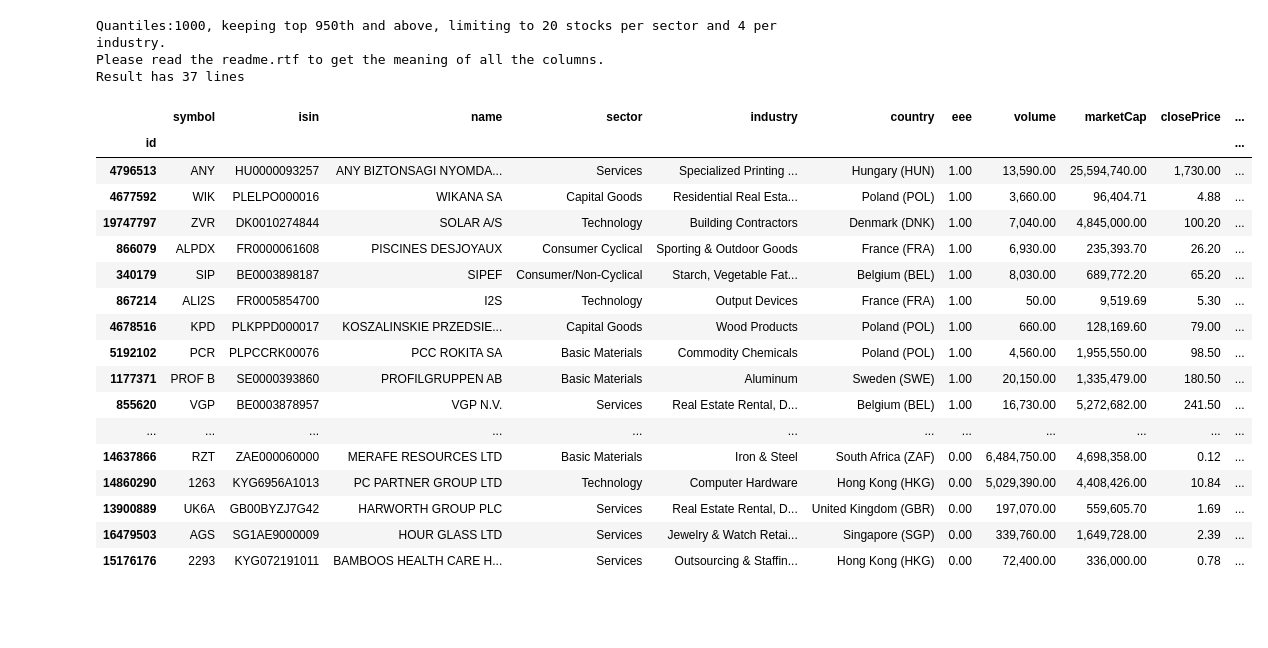
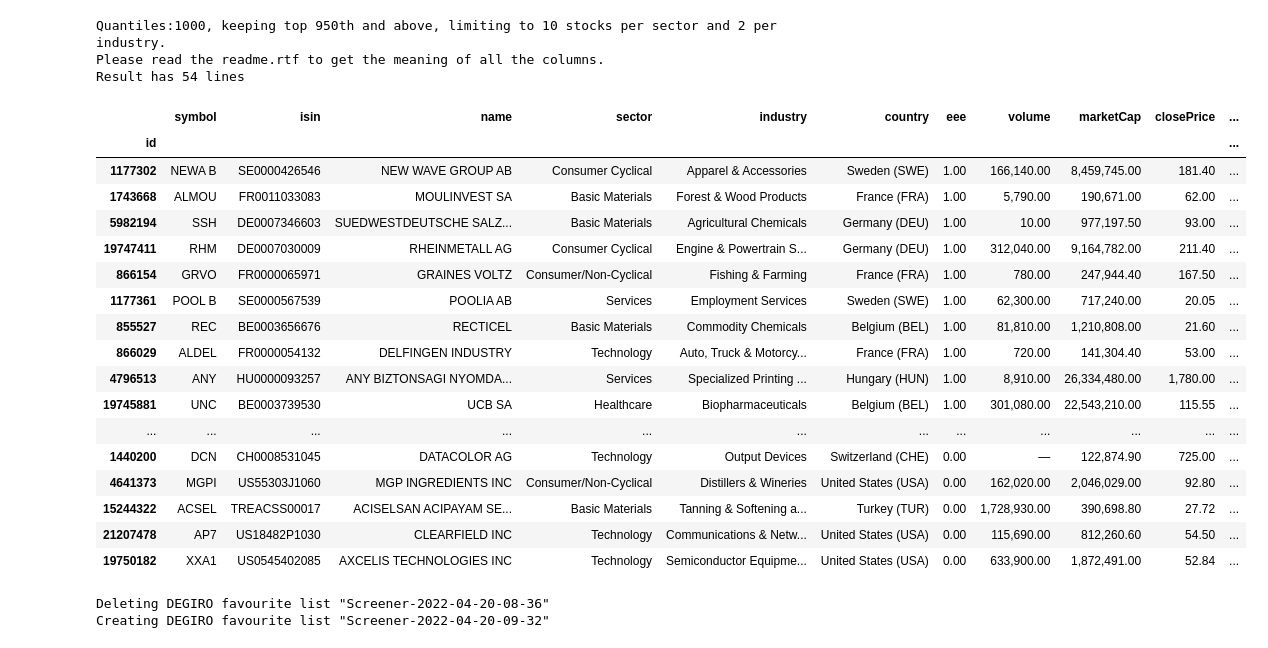
Before and after one commit to facoptere/degiroscreener, a Jupyter notebook: degiro_screener.ipynb, the cells around one changed output. Drawn from its saved outputs; the diff is of its cells as text; code cells hidden in the pictures; blank space fills up the shorter version.

```diff
--- a/degiro_screener.ipynb
+++ b/degiro_screener.ipynb
@@ -707,56 +810,57 @@ Writing csv file './degiro-export-2022-04-06-17-46.csv' (encoding utf-8)
 # %%
 pd.set_option('display.max_colwidth', 25)
 pd.set_option('display.max_columns', None)
 pd.set_option('display.max_rows', None)
 pd.options.display.float_format = '{:,.2f}'.format
 
 #display(info_df[:1])
 split=10**(max(1,math.floor(math.log(info_df.shape[0],10))-1))
 keeptop=math.floor(split*0.95)
-cropsector=max(5,math.floor(split/50))
-cropindustry=max(1,math.floor(cropsector/5))
+cropsector=10#max(5,math.floor(split/50))
+cropindustry=2#max(1,math.floor(cropsector/5))
 print(f"Quantiles:{split}, keeping top {keeptop}th and above, limiting to {cropsector} stocks per sector and {cropindustry} per industry.")
 df = info_df.copy()
-df.drop([ 'sortCur', 'vwdId', 'StmCur', 'StmPrice', 'ΔΔEPS1-3', 'ΔΔEPS3-5',"ΔEPS3", "ΔEPS5","ROE5Ypct", 'ΔROE', 'ΔREV5', 'ΔREV3', 'ΔΔREV1-3', 'ΔΔREV3-5', 'ΔΔNPM1-5', "ΔNPM5",'QLTD2EQ','QCURRATIO'], axis=1, inplace=True)
 df['score'] = pd.qcut(df['score'].rank(method='first'),q=split, retbins=False, labels=False)
-df=df.drop(df.index[ ( (df['score'] < keeptop) | (df['Reco'] > 2) | (df['sector'] == "Financial") | (df['PE'] >15) | (df['%DEBT'] >100) | (df['Δ1Y%'] < 8) |(df['P2TB'] >3) |(df['ΔREV'] <5) )]) # | (df['PE'] >15) | (df['%DEBT'] >100) | (df['Δ1Y%'] < 8) |(df['P2TB'] >3) |(df['ΔREV5'] <5) |(df['ΔFOCF5'] <0) |(df['FV'] <-.50)  |(df['FCF/NI'] <0)
-df = df.sort_values(by=['sector','score'], ascending=False).groupby('sector').head(cropsector).sort_values(by=['industry','score'], ascending=False).groupby('industry').head(cropindustry).sort_values(by=['eee','score'], ascending=False)#.sort_values(by=['eee','ROE5Ypct'], ascending=False) #'sector','industry','BV'
+df=df.drop(df.index[ ( (df['PE'] >Q['PE'][0.9]) | (df['%DEBT'] >Q['%DEBT'][0.9]) | (df['P2B'] >Q['P2B'][0.9]) | (df['Reco'] > Q['Reco'][0.5])  | (df['PEG'] > Q['PEG'][0.9])  )]) # | (df['PE'] >15) | (df['%DEBT'] >100) | (df['Δ1Y%'] < 8) |(df['P2TB'] >3) |(df['ΔREV5'] <5) |(df['ΔFOCF5'] <0) |(df['FV'] <-.50)  |(df['FCF/NI'] <0)
+df=df.drop(df.index[ ( (df['score'] < keeptop) | (df['%M200D'] <0) | (df['L%H'] < 45) | (df['sector'] == "Financial") | (df['sector'] == "Transportation") )]) #| (df['Reco'] > 2.4) | (df['Δ1Y%'] < 20) | (df['FCF/NI'] <0) |(df['P2B'] >15) |(df['ΔREV'] <0) | (df['%DEBT'] >120)  | (df['industry'].str.contains("harma")) | (df['sector'].str.contains("inanc")) |(df['FV'] <-.35)      | (df['PE'] >15) | (df['%DEBT'] >100) | (df['Δ1Y%'] < 8) |(df['P2TB'] >3) |(df['ΔREV5'] <5) |(df['ΔFOCF5'] <0) |(df['FV'] <-.50)  |(df['FCF/NI'] <0)
+df.drop([ 'sortCur', 'vwdId', 'vwdIdSecondary', 'StmCur', 'StmPrice', 'ΔΔEPS1-3', 'ΔΔEPS3-5',"ΔEPS3", "ΔEPS5","ROE5Ypct", 'ΔROE', 'ΔREV5', 'ΔREV3', 'ΔΔREV1-3', 'ΔΔREV3-5', 'ΔΔNPM1-5', "ΔNPM5",'QLTD2EQ','QCURRATIO'], axis=1, inplace=True)
+df = df.sort_values(by=['industry','score'], ascending=False).groupby('industry').head(cropindustry).sort_values(by=['sector','score'], ascending=False).groupby('sector').head(cropsector).sort_values(by=['eee','Δ1W%','score'], ascending=False)#.sort_values(by=['eee','ROE5Ypct'], ascending=False) #'sector','industry','BV'
 df = df.fillna("—")
 print('Please read the readme.rtf to get the meaning of all the columns.')
 print(f'Result has {df.shape[0]} lines')
 display(df)
 
 #write2csv(corr)
 #import seaborn as sns
 #sns.heatmap(corr)
 # %% [output]
-Quantiles:1000, keeping top 950th and above, limiting to 20 stocks per sector and 4 per industry.
+Quantiles:1000, keeping top 950th and above, limiting to 10 stocks per sector and 2 per industry.
 Please read the readme.rtf to get the meaning of all the columns.
-Result has 37 lines
+Result has 54 lines
 |  | symbol | isin | name | sector | industry | country | eee | volume | marketCap | closePrice | ... |
 | id |  |  |  |  |  |  |  |  |  |  | ... |
-| 4796513 | ANY | HU0000093257 | ANY BIZTONSAGI NYOMDA... | Services | Specialized Printing ... | Hungary (HUN) | 1.00 | 13,590.00 | 25,594,740.00 | 1,730.00 | ... |
-| 4677592 | WIK | PLELPO000016 | WIKANA SA | Capital Goods | Residential Real Esta... | Poland (POL) | 1.00 | 3,660.00 | 96,404.71 | 4.88 | ... |
-| 19747797 | ZVR | DK0010274844 | SOLAR A/S | Technology | Building Contractors | Denmark (DNK) | 1.00 | 7,040.00 | 4,845,000.00 | 100.20 | ... |
-| 866079 | ALPDX | FR0000061608 | PISCINES DESJOYAUX | Consumer Cyclical | Sporting & Outdoor Goods | France (FRA) | 1.00 | 6,930.00 | 235,393.70 | 26.20 | ... |
-| 340179 | SIP | BE0003898187 | SIPEF | Consumer/Non-Cyclical | Starch, Vegetable Fat... | Belgium (BEL) | 1.00 | 8,030.00 | 689,772.20 | 65.20 | ... |
-| 867214 | ALI2S | FR0005854700 | I2S | Technology | Output Devices | France (FRA) | 1.00 | 50.00 | 9,519.69 | 5.30 | ... |
-| 4678516 | KPD | PLKPPD000017 | KOSZALINSKIE PRZEDSIE... | Capital Goods | Wood Products | Poland (POL) | 1.00 | 660.00 | 128,169.60 | 79.00 | ... |
-| 5192102 | PCR | PLPCCRK00076 | PCC ROKITA SA | Basic Materials | Commodity Chemicals | Poland (POL) | 1.00 | 4,560.00 | 1,955,550.00 | 98.50 | ... |
-| 1177371 | PROF B | SE0000393860 | PROFILGRUPPEN AB | Basic Materials | Aluminum | Sweden (SWE) | 1.00 | 20,150.00 | 1,335,479.00 | 180.50 | ... |
-| 855620 | VGP | BE0003878957 | VGP N.V. | Services | Real Estate Rental, D... | Belgium (BEL) | 1.00 | 16,730.00 | 5,272,682.00 | 241.50 | ... |
+| 1177302 | NEWA B | SE0000426546 | NEW WAVE GROUP AB | Consumer Cyclical | Apparel & Accessories | Sweden (SWE) | 1.00 | 166,140.00 | 8,459,745.00 | 181.40 | ... |
+| 1743668 | ALMOU | FR0011033083 | MOULINVEST SA | Basic Materials | Forest & Wood Products | France (FRA) | 1.00 | 5,790.00 | 190,671.00 | 62.00 | ... |
+| 5982194 | SSH | DE0007346603 | SUEDWESTDEUTSCHE SALZ... | Basic Materials | Agricultural Chemicals | Germany (DEU) | 1.00 | 10.00 | 977,197.50 | 93.00 | ... |
+| 19747411 | RHM | DE0007030009 | RHEINMETALL AG | Consumer Cyclical | Engine & Powertrain S... | Germany (DEU) | 1.00 | 312,040.00 | 9,164,782.00 | 211.40 | ... |
+| 866154 | GRVO | FR0000065971 | GRAINES VOLTZ | Consumer/Non-Cyclical | Fishing & Farming | France (FRA) | 1.00 | 780.00 | 247,944.40 | 167.50 | ... |
+| 1177361 | POOL B | SE0000567539 | POOLIA AB | Services | Employment Services | Sweden (SWE) | 1.00 | 62,300.00 | 717,240.00 | 20.05 | ... |
+| 855527 | REC | BE0003656676 | RECTICEL | Basic Materials | Commodity Chemicals | Belgium (BEL) | 1.00 | 81,810.00 | 1,210,808.00 | 21.60 | ... |
+| 866029 | ALDEL | FR0000054132 | DELFINGEN INDUSTRY | Technology | Auto, Truck & Motorcy... | France (FRA) | 1.00 | 720.00 | 141,304.40 | 53.00 | ... |
+| 4796513 | ANY | HU0000093257 | ANY BIZTONSAGI NYOMDA... | Services | Specialized Printing ... | Hungary (HUN) | 1.00 | 8,910.00 | 26,334,480.00 | 1,780.00 | ... |
+| 19745881 | UNC | BE0003739530 | UCB SA | Healthcare | Biopharmaceuticals | Belgium (BEL) | 1.00 | 301,080.00 | 22,543,210.00 | 115.55 | ... |
 | ... | ... | ... | ... | ... | ... | ... | ... | ... | ... | ... | ... |
-| 14637866 | RZT | ZAE000060000 | MERAFE RESOURCES LTD | Basic Materials | Iron & Steel | South Africa (ZAF) | 0.00 | 6,484,750.00 | 4,698,358.00 | 0.12 | ... |
-| 14860290 | 1263 | KYG6956A1013 | PC PARTNER GROUP LTD | Technology | Computer Hardware | Hong Kong (HKG) | 0.00 | 5,029,390.00 | 4,408,426.00 | 10.84 | ... |
-| 13900889 | UK6A | GB00BYZJ7G42 | HARWORTH GROUP PLC | Services | Real Estate Rental, D... | United Kingdom (GBR) | 0.00 | 197,070.00 | 559,605.70 | 1.69 | ... |
-| 16479503 | AGS | SG1AE9000009 | HOUR GLASS LTD | Services | Jewelry & Watch Retai... | Singapore (SGP) | 0.00 | 339,760.00 | 1,649,728.00 | 2.39 | ... |
-| 15176176 | 2293 | KYG072191011 | BAMBOOS HEALTH CARE H... | Services | Outsourcing & Staffin... | Hong Kong (HKG) | 0.00 | 72,400.00 | 336,000.00 | 0.78 | ... |
+| 1440200 | DCN | CH0008531045 | DATACOLOR AG | Technology | Output Devices | Switzerland (CHE) | 0.00 | — | 122,874.90 | 725.00 | ... |
+| 4641373 | MGPI | US55303J1060 | MGP INGREDIENTS INC | Consumer/Non-Cyclical | Distillers & Wineries | United States (USA) | 0.00 | 162,020.00 | 2,046,029.00 | 92.80 | ... |
+| 15244322 | ACSEL | TREACSS00017 | ACISELSAN ACIPAYAM SE... | Basic Materials | Tanning & Softening a... | Turkey (TUR) | 0.00 | 1,728,930.00 | 390,698.80 | 27.72 | ... |
+| 21207478 | AP7 | US18482P1030 | CLEARFIELD INC | Technology | Communications & Netw... | United States (USA) | 0.00 | 115,690.00 | 812,260.60 | 54.50 | ... |
+| 19750182 | XXA1 | US0545402085 | AXCELIS TECHNOLOGIES INC | Technology | Semiconductor Equipme... | United States (USA) | 0.00 | 633,900.00 | 1,872,491.00 | 52.84 | ... |
 # %%
 def write2fav(df):
     if (df.shape[0] > 0):
         trading_api.connect()
         products_config_dict = trading_api.get_products_config(raw=True)
-        trading_api.get_client_details()
+        #print(trading_api.get_client_details())
         now = datetime.now()
         prefix='Screener-'
         fl = trading_api.get_list_list()
@@ -774,3 +878,6 @@ def write2fav(df):
         trading_api.logout()
 
 write2fav(df)
+# %% [output]
+Deleting DEGIRO favourite list "Screener-2022-04-20-08-36"
+Creating DEGIRO favourite list "Screener-2022-04-20-09-32"
```
Also changed, not shown: parts of 4 cells of this notebook.
